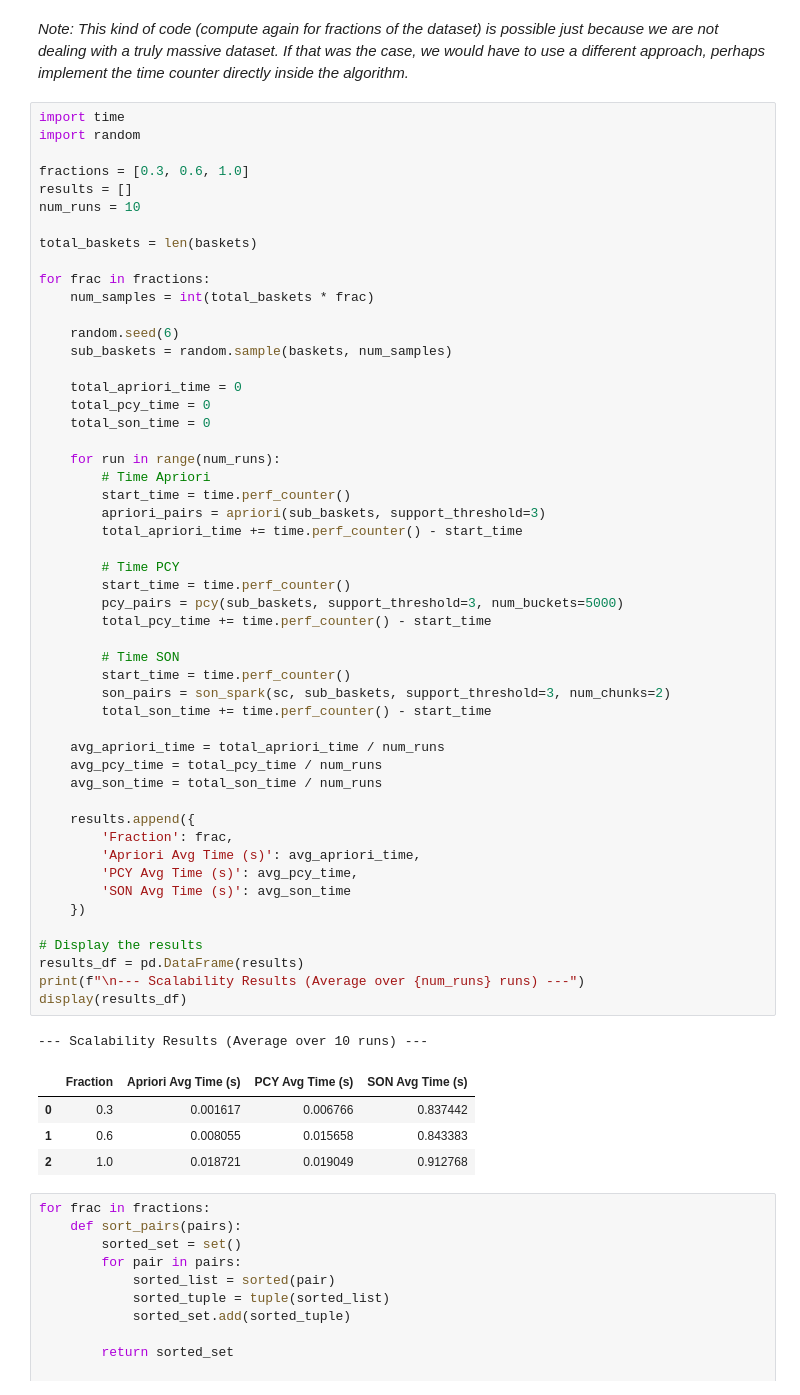
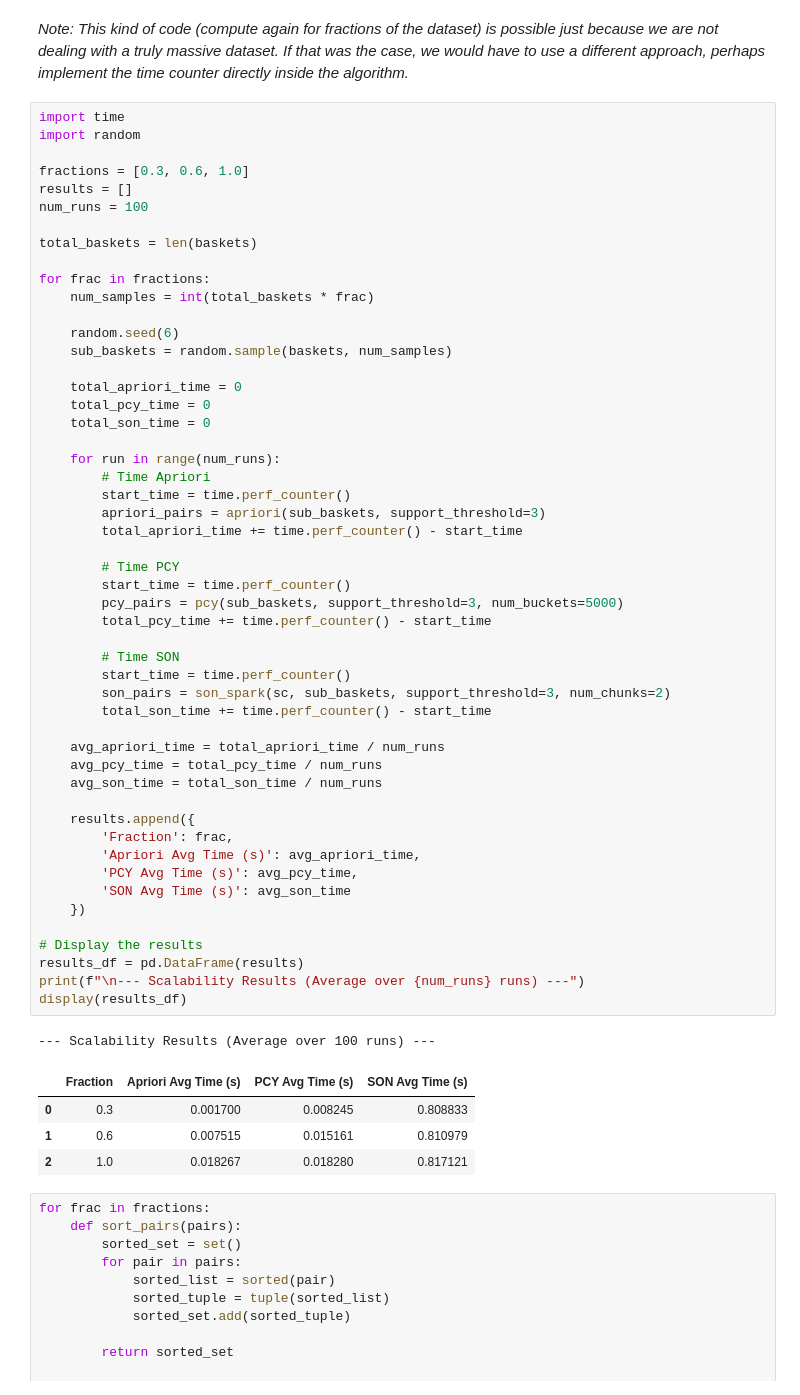
Before and after one commit to alessandro-macchi/algorithms_for_massive_data, a Jupyter notebook: project.ipynb, the cells around one changed output. Cells and saved outputs as stored; diff of their text form.

```diff
--- a/project.ipynb
+++ b/project.ipynb
@@ -324,7 +324,7 @@ import random
 
 fractions = [0.3, 0.6, 1.0]
 results = []
-num_runs = 10
+num_runs = 100
 
 total_baskets = len(baskets)
 
@@ -344,37 +344,37 @@ for frac in fractions:
         apriori_pairs = apriori(sub_baskets, support_threshold=3)
         total_apriori_time += time.perf_counter() - start_time
 
         # Time PCY
         start_time = time.perf_counter()
         pcy_pairs = pcy(sub_baskets, support_threshold=3, num_buckets=5000)
         total_pcy_time += time.perf_counter() - start_time
 
         # Time SON
         start_time = time.perf_counter()
         son_pairs = son_spark(sc, sub_baskets, support_threshold=3, num_chunks=2)
         total_son_time += time.perf_counter() - start_time
 
     avg_apriori_time = total_apriori_time / num_runs
     avg_pcy_time = total_pcy_time / num_runs
     avg_son_time = total_son_time / num_runs
 
     results.append({
         'Fraction': frac,
         'Apriori Avg Time (s)': avg_apriori_time,
         'PCY Avg Time (s)': avg_pcy_time,
         'SON Avg Time (s)': avg_son_time
     })
 
 # Display the results
 results_df = pd.DataFrame(results)
 print(f"\n--- Scalability Results (Average over {num_runs} runs) ---")
 display(results_df)
 # %% [output]
---- Scalability Results (Average over 10 runs) ---
+--- Scalability Results (Average over 100 runs) ---
 |  | Fraction | Apriori Avg Time (s) | PCY Avg Time (s) | SON Avg Time (s) |
-| 0 | 0.3 | 0.001617 | 0.006766 | 0.837442 |
-| 1 | 0.6 | 0.008055 | 0.015658 | 0.843383 |
-| 2 | 1.0 | 0.018721 | 0.019049 | 0.912768 |
+| 0 | 0.3 | 0.001700 | 0.008245 | 0.808833 |
+| 1 | 0.6 | 0.007515 | 0.015161 | 0.810979 |
+| 2 | 1.0 | 0.018267 | 0.018280 | 0.817121 |
 # %%
 for frac in fractions:
     def sort_pairs(pairs):
```
Also changed, not shown: parts of 1 cell of this notebook.
